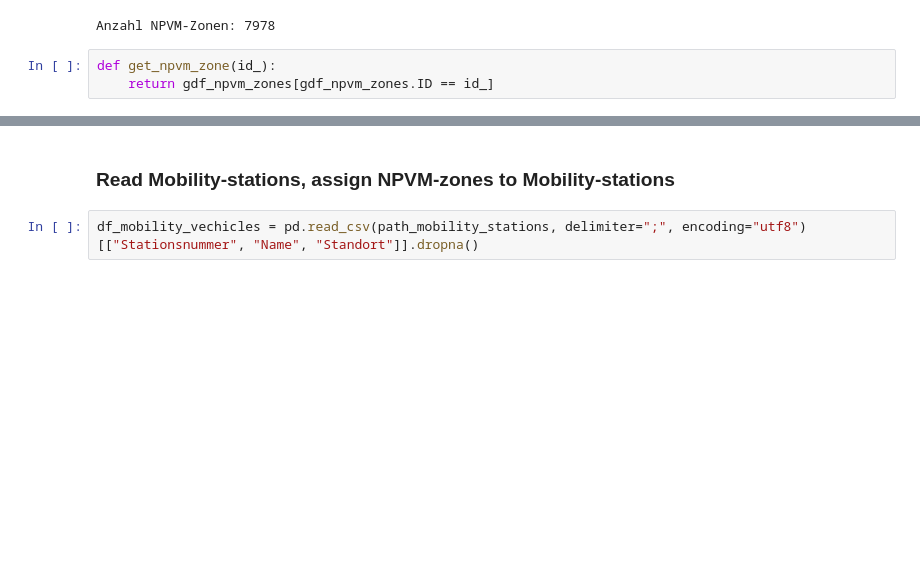
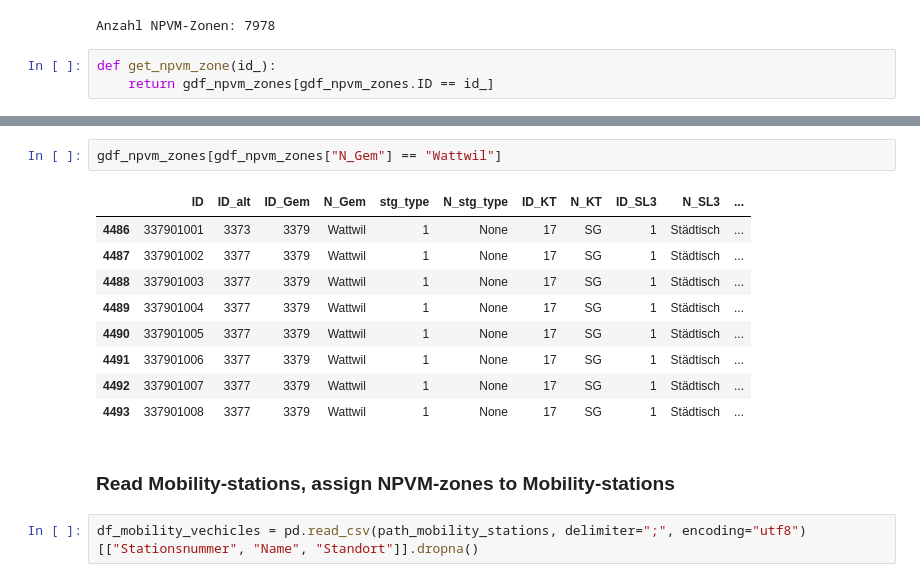
Before and after one commit to jlieberherr/mobility-station-finder, a Jupyter notebook: notebooks/mobility-station-finder.ipynb, the cells around one changed output, grey strips where cells are left out. Drawn from its saved outputs; the diff is of its cells as text; blank space fills up the shorter version.

```diff
--- a/notebooks/mobility-station-finder.ipynb
+++ b/notebooks/mobility-station-finder.ipynb
@@ -49,3 +49,15 @@ get_npvm_zone(5301003)
+# %%
+gdf_npvm_zones[gdf_npvm_zones["N_Gem"] == "Wattwil"]
+# %% [output]
+|  | ID | ID_alt | ID_Gem | N_Gem | stg_type | N_stg_type | ID_KT | N_KT | ID_SL3 | N_SL3 | ... |
+| 4486 | 337901001 | 3373 | 3379 | Wattwil | 1 | None | 17 | SG | 1 | Städtisch | ... |
+| 4487 | 337901002 | 3377 | 3379 | Wattwil | 1 | None | 17 | SG | 1 | Städtisch | ... |
+| 4488 | 337901003 | 3377 | 3379 | Wattwil | 1 | None | 17 | SG | 1 | Städtisch | ... |
+| 4489 | 337901004 | 3377 | 3379 | Wattwil | 1 | None | 17 | SG | 1 | Städtisch | ... |
+| 4490 | 337901005 | 3377 | 3379 | Wattwil | 1 | None | 17 | SG | 1 | Städtisch | ... |
+| 4491 | 337901006 | 3377 | 3379 | Wattwil | 1 | None | 17 | SG | 1 | Städtisch | ... |
+| 4492 | 337901007 | 3377 | 3379 | Wattwil | 1 | None | 17 | SG | 1 | Städtisch | ... |
+| 4493 | 337901008 | 3377 | 3379 | Wattwil | 1 | None | 17 | SG | 1 | Städtisch | ... |
 # %% [markdown]
 ### Read Mobility-stations, assign NPVM-zones to Mobility-stations
 # %%
```
Also changed, not shown: parts of 5 cells of this notebook, 3 other files.
